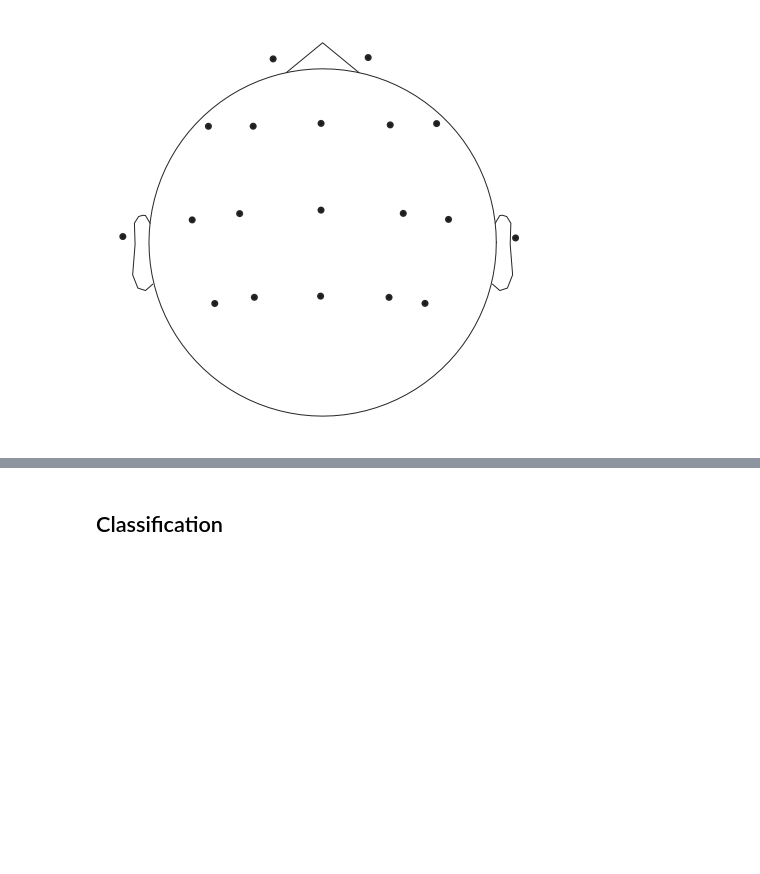
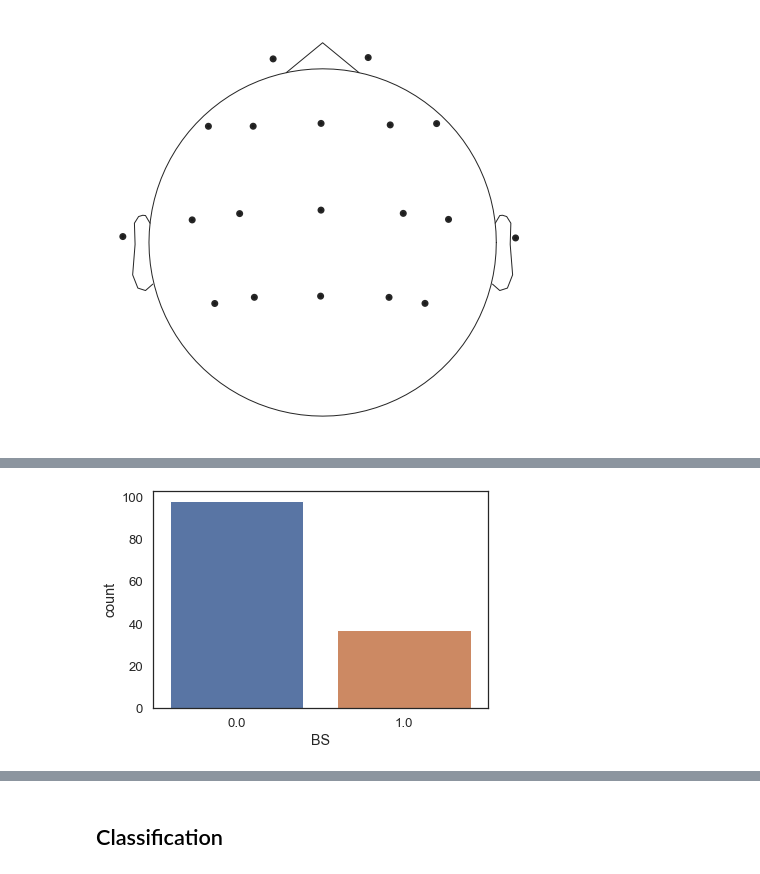
Before and after one commit to elifozkn/EEG-Burst-Suppression-Analysis, a Jupyter notebook: EEG-BS.ipynb, the cells around one changed output, grey strips where cells are left out. Drawn from its saved outputs; the diff is of its cells as text; code cells hidden in the pictures; blank space fills up the shorter version.

```diff
--- a/EEG-BS.ipynb
+++ b/EEG-BS.ipynb
@@ -251,6 +255,27 @@ mean_rel_power_theta = average_band_power([4,7],eeg_india,relative = True)
 mean_rel_power_alpha = average_band_power([8,11],eeg_india,relative = True)
 mean_rel_power_beta = average_band_power([12,29],eeg_india,relative = True)
 mean_rel_power_gamma = average_band_power([30,50],eeg_india,relative = True)
+# %%
+def find_ratio(band1, band2):
+    ratio_array = []
+    for i in range (0,len(band1)):
+        ratio = 1 / (band1[i] / band2[i])
+        ratio_array.append(ratio)
+    return ratio_array
+# %%
+delta_alpha = find_ratio(mean_power_delta,mean_power_alpha)
+delta_beta = find_ratio(mean_power_delta,mean_power_beta)
+delta_theta = find_ratio(mean_power_delta,mean_power_theta)
+delta_gamma = find_ratio(mean_power_delta,mean_power_gamma)
+
+alpha_beta = find_ratio(mean_power_alpha,mean_power_beta)
+alpha_theta = find_ratio(mean_power_alpha,mean_power_theta)
+alpha_gamma = find_ratio(mean_power_alpha, mean_power_gamma)
+
+beta_theta = find_ratio(mean_power_beta,mean_power_theta)
+beta_gamma = find_ratio(mean_power_beta,mean_power_gamma)
+
+theta_gamma = find_ratio(mean_power_theta,mean_power_gamma)
 # %%
 ids = patients_250_ids+ patients_256_ids
 power_df = pd.DataFrame({"ID" : ids,
@@ -263,7 +288,17 @@ power_df = pd.DataFrame({"ID" : ids,
                         "mean_rel_power_beta" : mean_rel_power_beta,
                         "mean_rel_delta" : mean_rel_power_delta,
                         "mean_rel_theta" : mean_rel_power_theta,
-                        "mean_rel_gamma" : mean_rel_power_gamma})
+                        "mean_rel_gamma" : mean_rel_power_gamma,
+                        "delta_alpha" : delta_alpha,
+                        "delta_beta" : delta_beta,
+                        "delta_theta" : delta_theta,
+                        "delta_gamma" : delta_gamma,
+                        "alpha_beta" : alpha_beta,
+                        "alpha_theta" : alpha_theta,
+                        "alpha_gamma": alpha_gamma,
+                        "beta_theta" : beta_theta,
+                        "beta_gamma" : beta_gamma,
+                        "theta_gamma" : theta_gamma})
 power_df
 # %% [output]
 |  | ID | mean_alpha | mean_beta | mean_delta | mean_theta | mean_gamma | mean_rel_alpha | ... |
@@ -388,0 +426,6 @@ annotated_df
+# %%
+annotated_df  = patients_df[final_df["BS"].notna()]
+not_annotated_df = patients_df[final_df["BS"].isna()]
+sns.countplot(x='BS', data=annotated_df);
+# %% [output]
+[figure, added]
```
Also changed, not shown: parts of 24 cells of this notebook.
